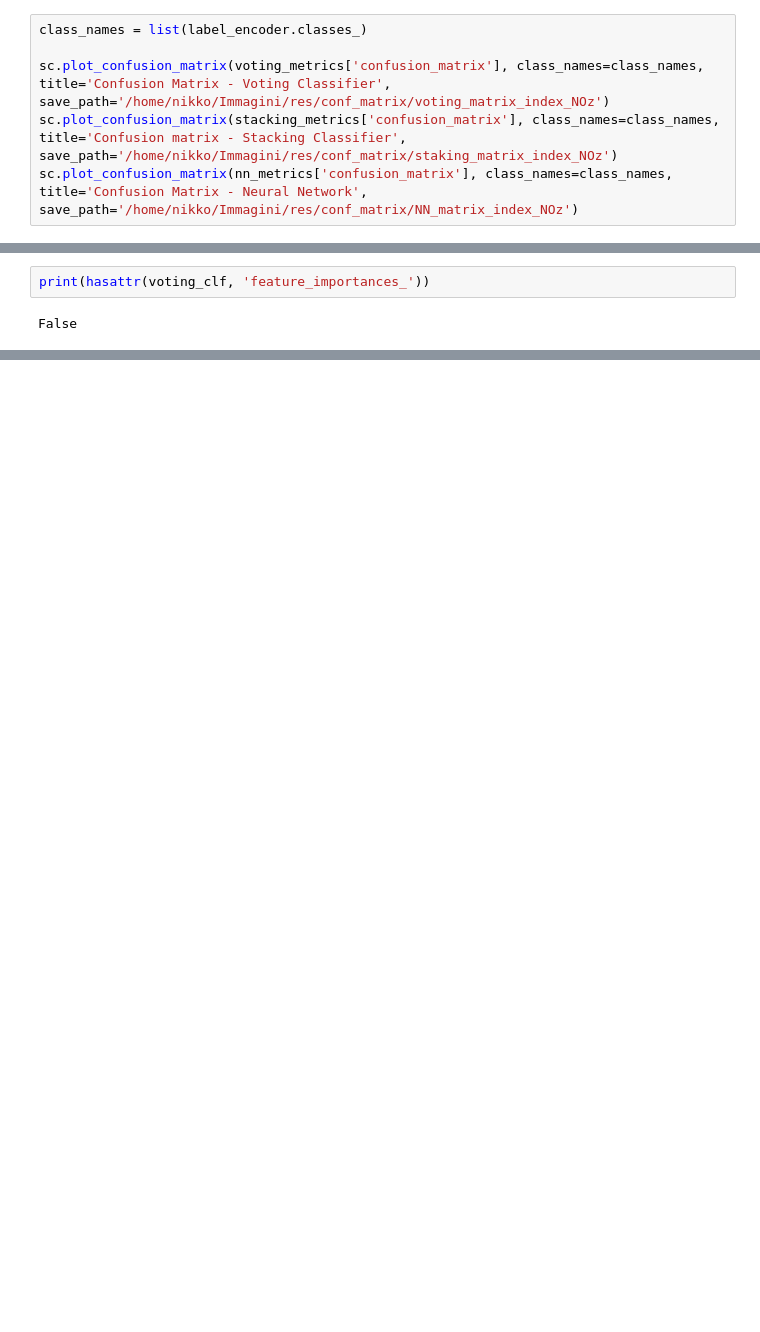
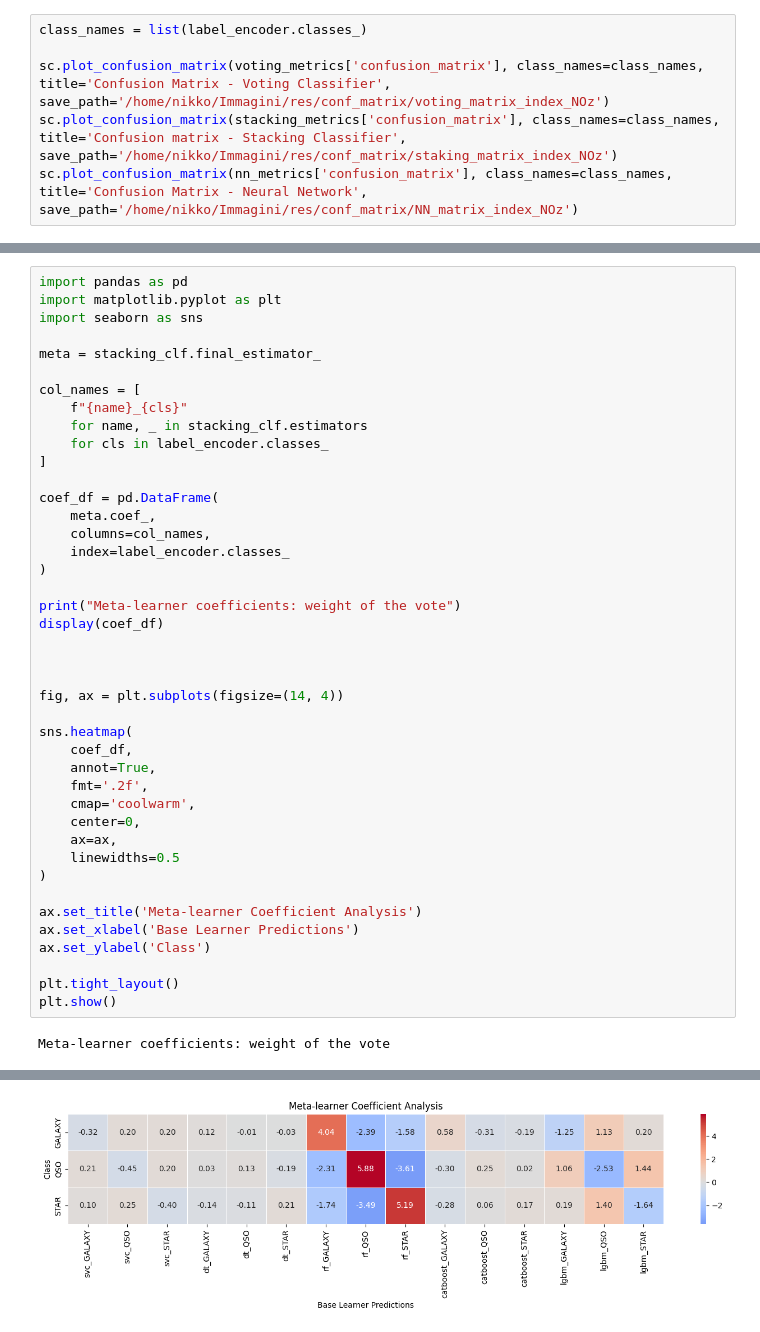
Before and after one commit to nicolomeneguzzo/Computational-Physics-2026, a Jupyter notebook: Astrophysical-Objects-Recognition/notebooks/classificator_compare.ipynb, the cells around one changed output, grey strips where cells are left out. Cells and saved outputs as stored; diff of their text form; blank space fills up the shorter version.

Commit message:
running plot and investigate

```diff
--- a/Astrophysical-Objects-Recognition/notebooks/classificator_compare.ipynb
+++ b/Astrophysical-Objects-Recognition/notebooks/classificator_compare.ipynb
@@ -313,4 +285,44 @@ sc.plot_feature_importance(
 # %%
-print(hasattr(voting_clf, 'feature_importances_'))
+import pandas as pd
+import matplotlib.pyplot as plt
+import seaborn as sns
+
+meta = stacking_clf.final_estimator_
+
+col_names = [
+    f"{name}_{cls}"
+    for name, _ in stacking_clf.estimators
+    for cls in label_encoder.classes_
+]
+
+coef_df = pd.DataFrame(
+    meta.coef_,
+    columns=col_names,
+    index=label_encoder.classes_
+)
+
+print("Meta-learner coefficients: weight of the vote")
+display(coef_df)
+
+
+
+fig, ax = plt.subplots(figsize=(14, 4))
+
+sns.heatmap(
+    coef_df,
+    annot=True,
+    fmt='.2f',
+    cmap='coolwarm',
+    center=0,
+    ax=ax,
+    linewidths=0.5
+)
+
+ax.set_title('Meta-learner Coefficient Analysis')
+ax.set_xlabel('Base Learner Predictions')
+ax.set_ylabel('Class')
+
+plt.tight_layout()
+plt.show()
 # %% [output]
-False
+Meta-learner coefficients: weight of the vote
@@ -316,0 +333 @@ False
+[figure, added]
```
Also changed, not shown: parts of 17 cells of this notebook, 5 other files.
